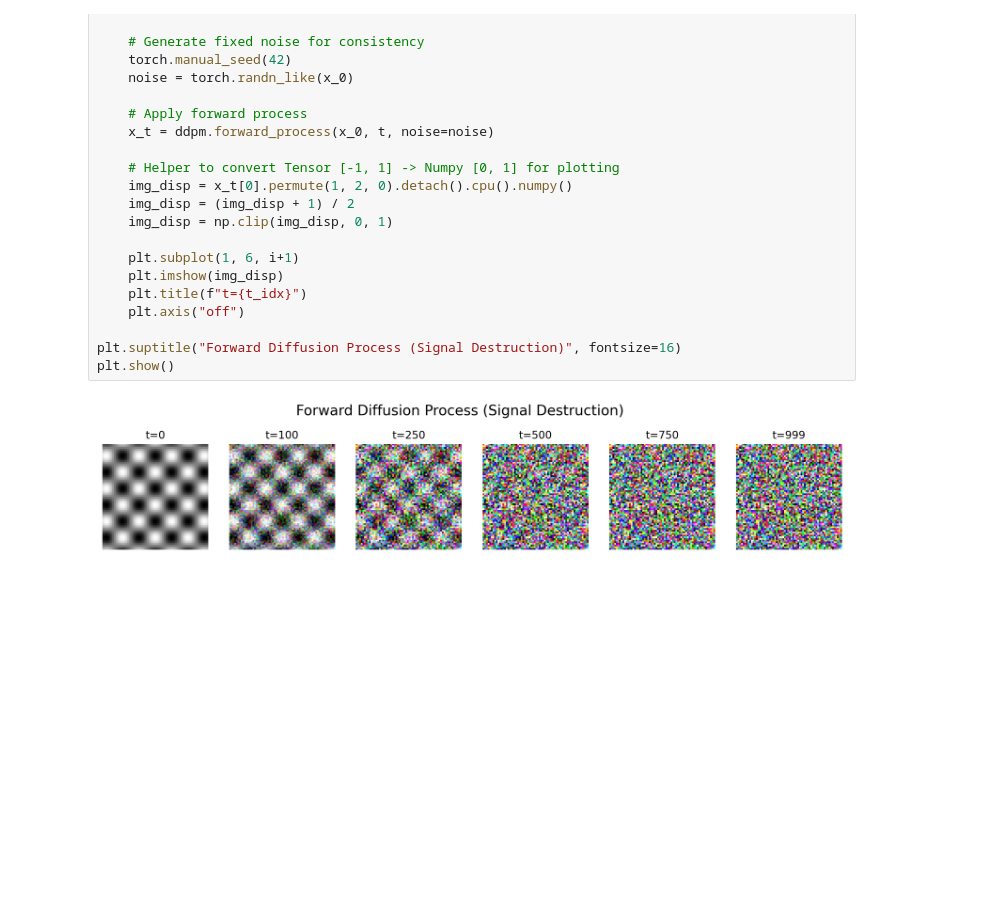
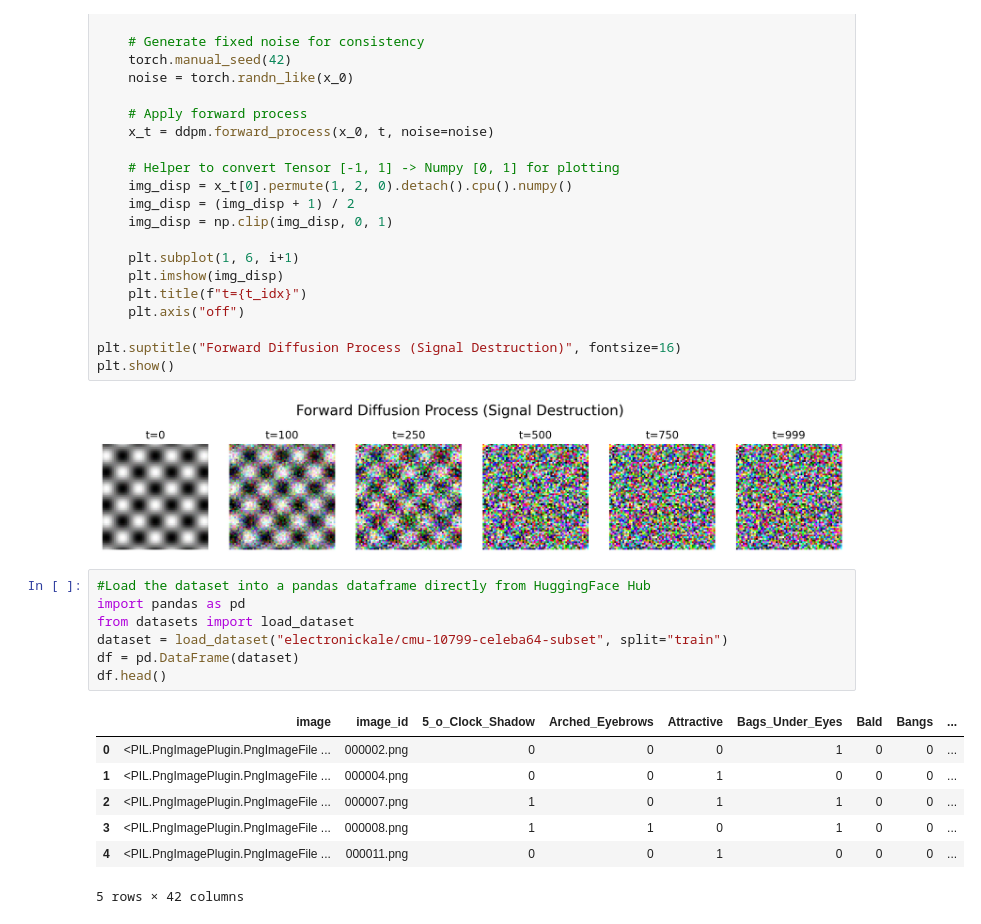
Before and after one commit to FarStryke21/cmu-10799-diffusion, a Jupyter notebook: notebooks/02_dataset_exploration.ipynb, the cells around one changed output. Drawn from its saved outputs; the diff is of its cells as text; blank space fills up the shorter version.

```diff
--- a/notebooks/02_dataset_exploration.ipynb
+++ b/notebooks/02_dataset_exploration.ipynb
@@ -186,3 +186,18 @@ plt.suptitle("Forward Diffusion Process (Signal Destruction)", fontsize=16)
 plt.show()
 # %% [output]
 [figure]
+# %%
+#Load the dataset into a pandas dataframe directly from HuggingFace Hub
+import pandas as pd
+from datasets import load_dataset
+dataset = load_dataset("electronickale/cmu-10799-celeba64-subset", split="train")
+df = pd.DataFrame(dataset)
+df.head()
+# %% [output]
+|  | image | image_id | 5_o_Clock_Shadow | Arched_Eyebrows | Attractive | Bags_Under_Eyes | Bald | Bangs | ... |
+| 0 | <PIL.PngImagePlugin.PngImageFile ... | 000002.png | 0 | 0 | 0 | 1 | 0 | 0 | ... |
+| 1 | <PIL.PngImagePlugin.PngImageFile ... | 000004.png | 0 | 0 | 1 | 0 | 0 | 0 | ... |
+| 2 | <PIL.PngImagePlugin.PngImageFile ... | 000007.png | 1 | 0 | 1 | 1 | 0 | 0 | ... |
+| 3 | <PIL.PngImagePlugin.PngImageFile ... | 000008.png | 1 | 1 | 0 | 1 | 0 | 0 | ... |
+| 4 | <PIL.PngImagePlugin.PngImageFile ... | 000011.png | 0 | 0 | 1 | 0 | 0 | 0 | ... |
+5 rows × 42 columns
```
Also changed, not shown: parts of 2 cells of this notebook, 7 other files.
